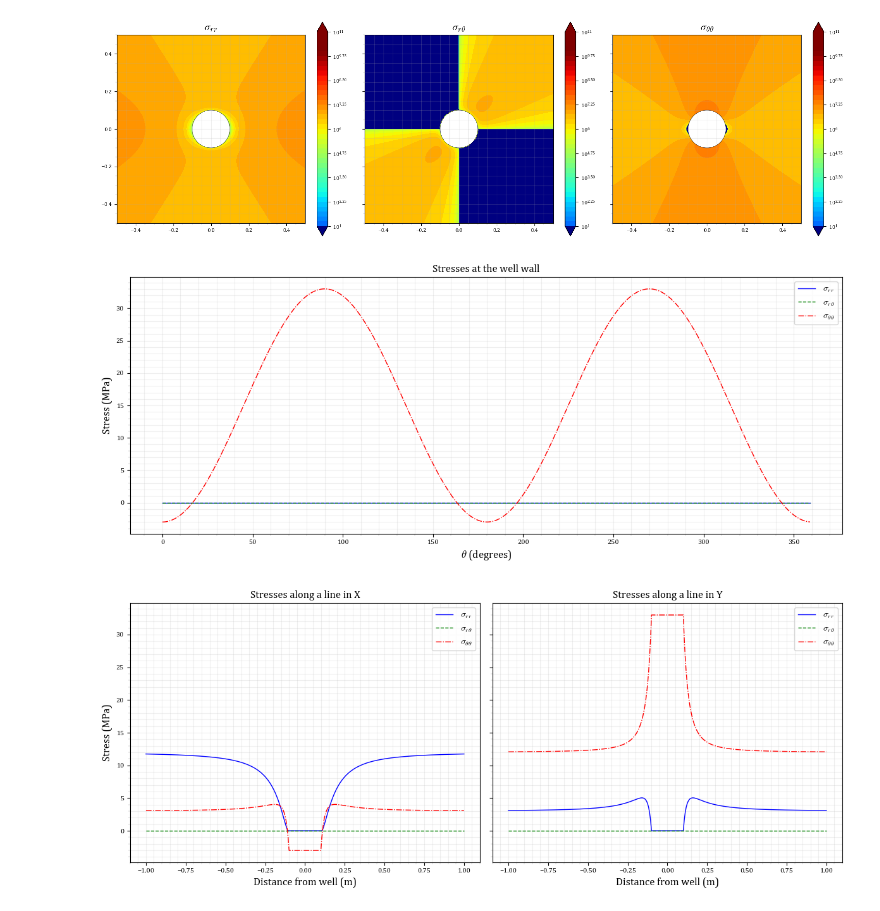
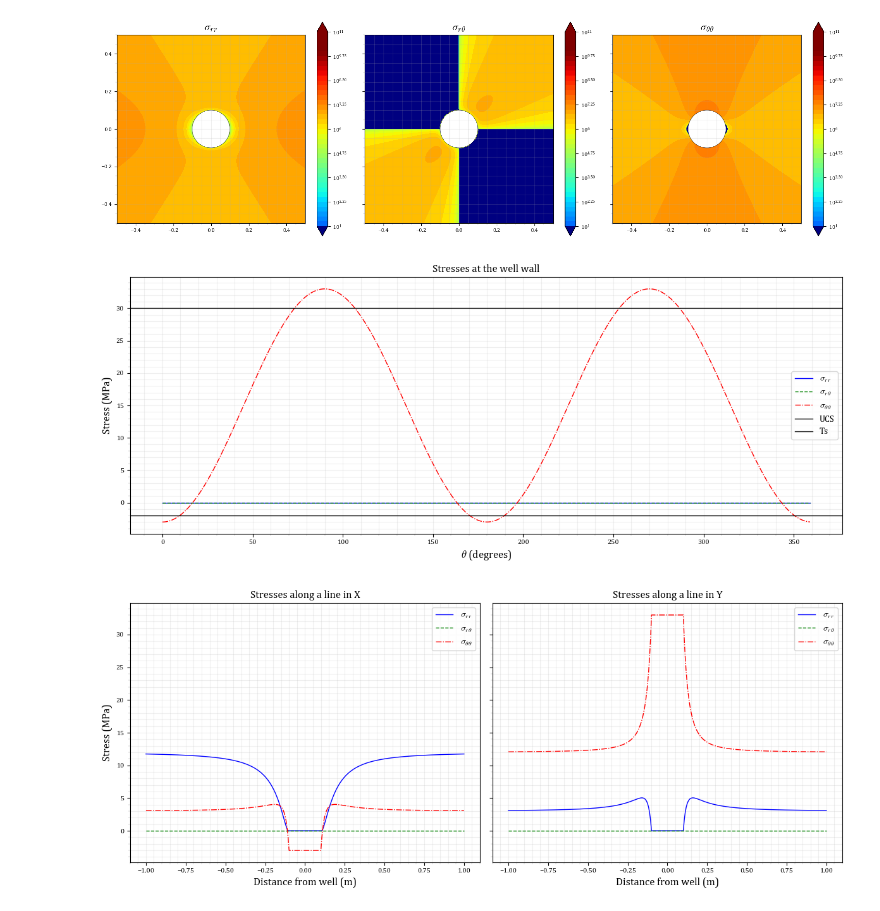
Before and after one commit to rebpoli/Doutorado, a Jupyter notebook: PGE383-AdvGeomec/HW4/AdvGeomec-Poli_Renato_HW4.ipynb, the cells around one changed output. Drawn from its saved outputs; the diff is of its cells as text; code cells hidden in the pictures.

```diff
--- a/PGE383-AdvGeomec/HW4/AdvGeomec-Poli_Renato_HW4.ipynb
+++ b/PGE383-AdvGeomec/HW4/AdvGeomec-Poli_Renato_HW4.ipynb
@@ -129,34 +129,36 @@ fig.savefig(f'kirsch.svg', transparent=True)
 lim = 1
 npts = 360
 THETA = np.zeros( npts )
 SIGTT = np.zeros( npts )
 SIGRT = np.zeros( npts )
 SIGRR = np.zeros( npts )
 
 # Calculate the kirsch solution in space
 R_ = R
 for i in np.arange(npts) :
     theta = 2 * np.pi * (i) / npts
     THETA[i] = theta
     SIGTT[i], SIGRT[i], SIGRR[i] = kirsch_rt(R_, theta)
 
 # Do the plotting
 fig, ax = plt.subplots( 1, 1, sharey=True )
 fig.set_size_inches(12,5)
 
 ax.plot( THETA*180/np.pi, SIGRR/1e6, '-', label=r"$\sigma_{rr}$" )
 ax.plot( THETA*180/np.pi, SIGRT/1e6, '--', label=r"$\sigma_{r\theta}$" )
 ax.plot( THETA*180/np.pi, SIGTT/1e6, '-.', label=r"$\sigma_{\theta\theta}$" )
+ax.axhline(y=UCS/1e6, label="UCS", c='k')
+ax.axhline(y=-Ts/1e6, label="Ts", c='k')
 
 ax.set_xlabel("$\\theta$ (degrees)")
 ax.set_ylabel("Stress (MPa)")
 ax.set_title("Stresses at the well wall", fontsize=12)
 ax.legend()
 
 fig.tight_layout()
 fig.savefig(f'kirsch_wall.svg', transparent=True)
 # %% [output]
-[figure, old version]
+[figure, new version]
 # %%
 # PLOT STRESS AS A FUNCTION OF DISTANCE TO THE WELL
 
```
Also changed, not shown: parts of 1 cell of this notebook, 8 other files.
